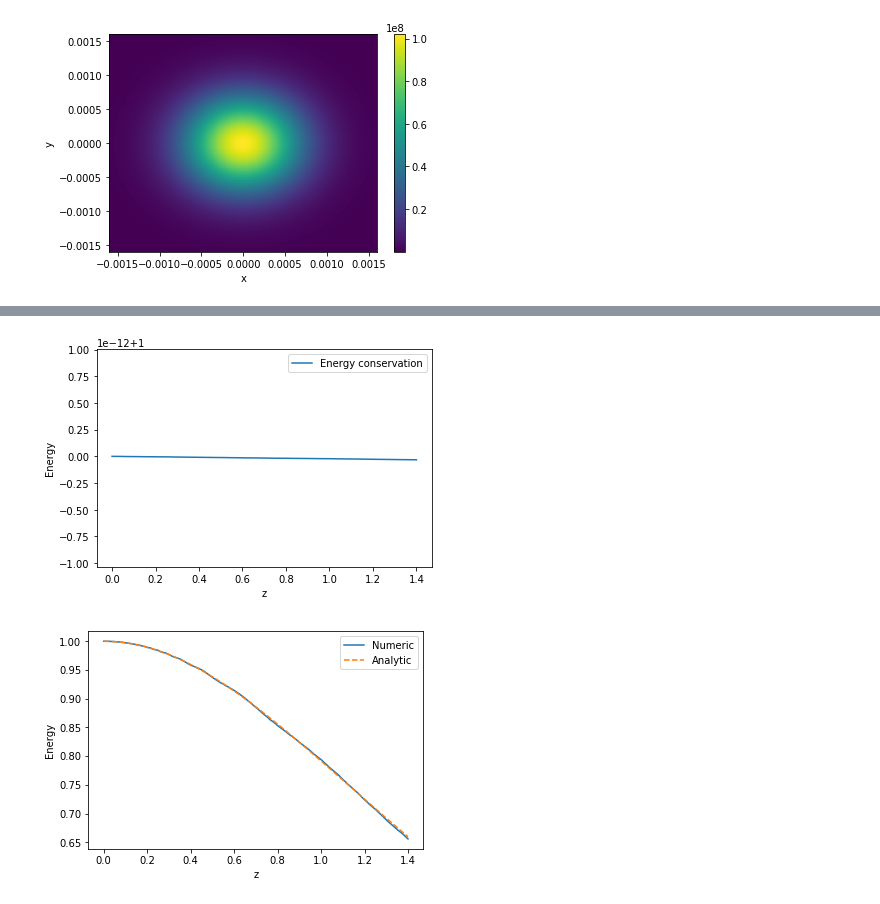
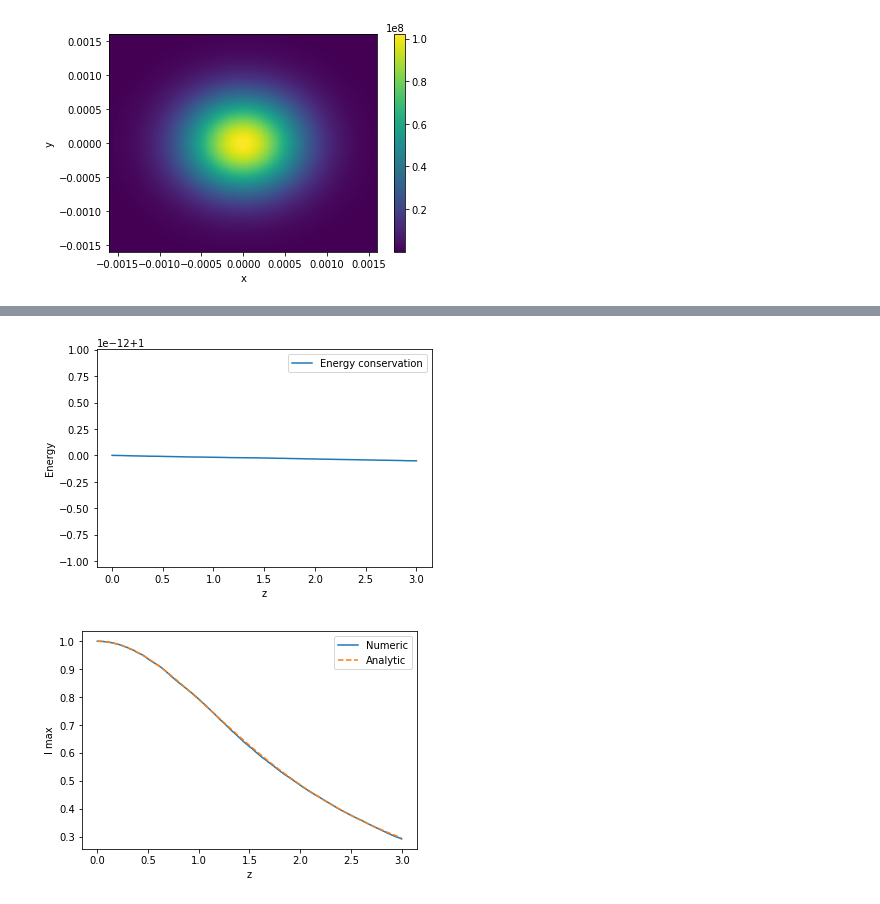
Before and after one commit to kimhong-chao/Project-PHY571, a Jupyter notebook: Design/Simul_laser.ipynb, the cells around one changed output, grey strips where cells are left out. Saved outputs shown, nothing was run; the diff lists cells and outputs as text; code cells hidden in the pictures.

```diff
--- a/Design/Simul_laser.ipynb
+++ b/Design/Simul_laser.ipynb
@@ -136,8 +136,8 @@ Lx = 1600*1e-6
 Nx = 256
 Ly = 1600*1e-6
 Ny = 256
-Lz = 1.4
-Nz = 512
+Lz = 3.0
+Nz = 1024
 
 init_f = gauss
 
@@ -382,7 +382,7 @@ Standard deviation:  0.388698991821
 # %%
 list_e = []
 for i in range(Nz):
-    E = np.sum(np.sum(laser.matrix[i]))
+    E = np.sum(laser.matrix[i])
     list_e.append(E)
 list_e = np.asarray(list_e)
 norm = list_e[0]
@@ -395,25 +395,25 @@ ax.legend()
 #plt.ylim(4.5, 5.5)
 fig.show()
 # %% [output]
-[figure, old version]
+[figure, new version]
 # %%
 list_max = []
 
 def max_analytic(z):
     return (E0*w0/w(z))**2
 
 for i in range(Nz):
     Max = np.max(laser.matrix[i])
     list_max.append(Max)
 list_max = np.asarray(list_max)
 x = np.linspace(0, Lz, Nz)
 fig, ax = plt.subplots()
 ax.plot(x, list_max/list_max[0], label = 'Numeric')
 ax.plot(x, max_analytic(x)/max_analytic(x[0]), label = 'Analytic', linestyle= 'dashed')
 ax.set_xlabel('z')
-ax.set_ylabel('Energy')
+ax.set_ylabel('I max')
 ax.legend()
 #plt.ylim(4.5, 5.5)
 fig.show()
 # %% [output]
-[figure, old version]
+[figure, new version]
```
Also changed, not shown: parts of 6 cells of this notebook, 2 other files.
